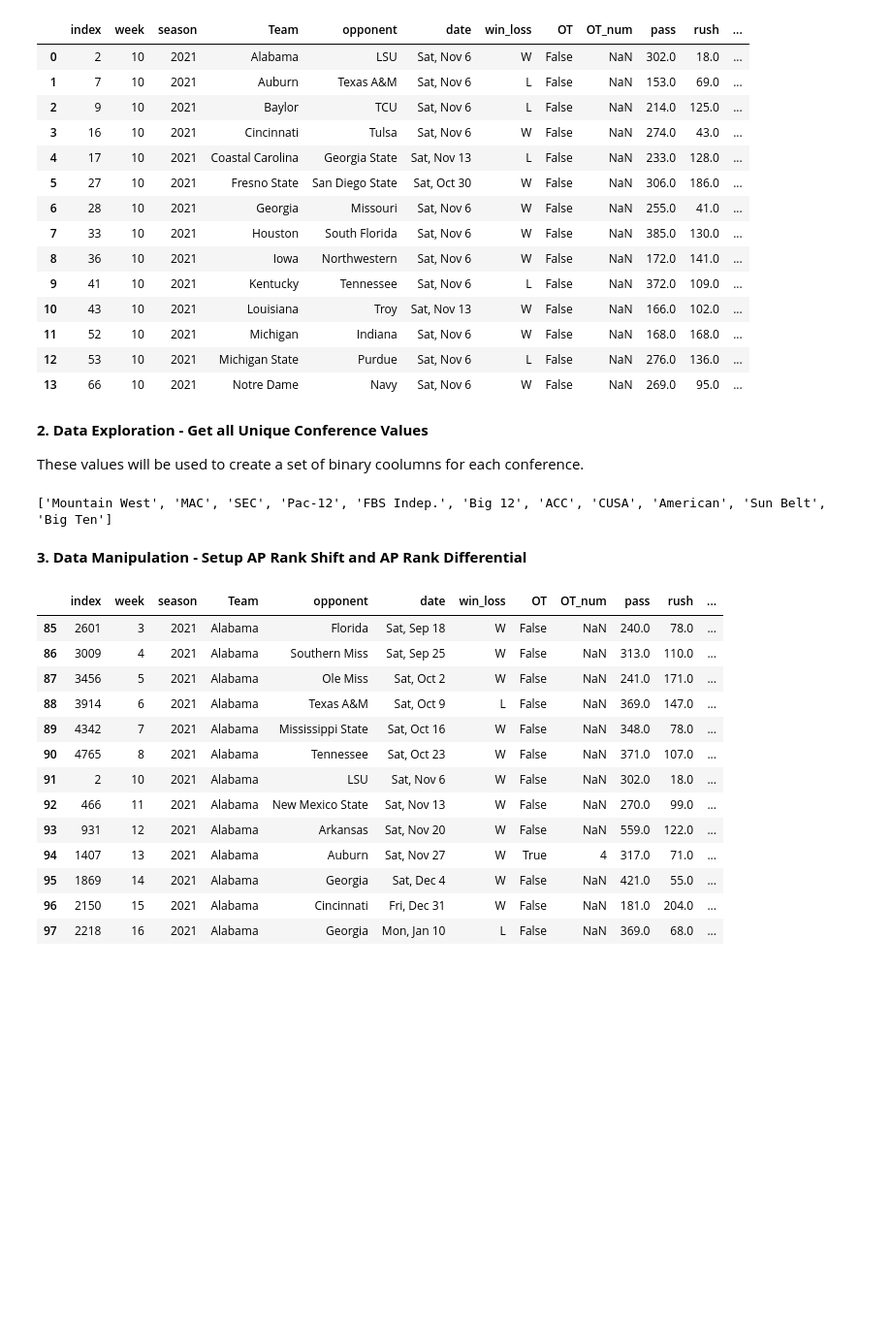
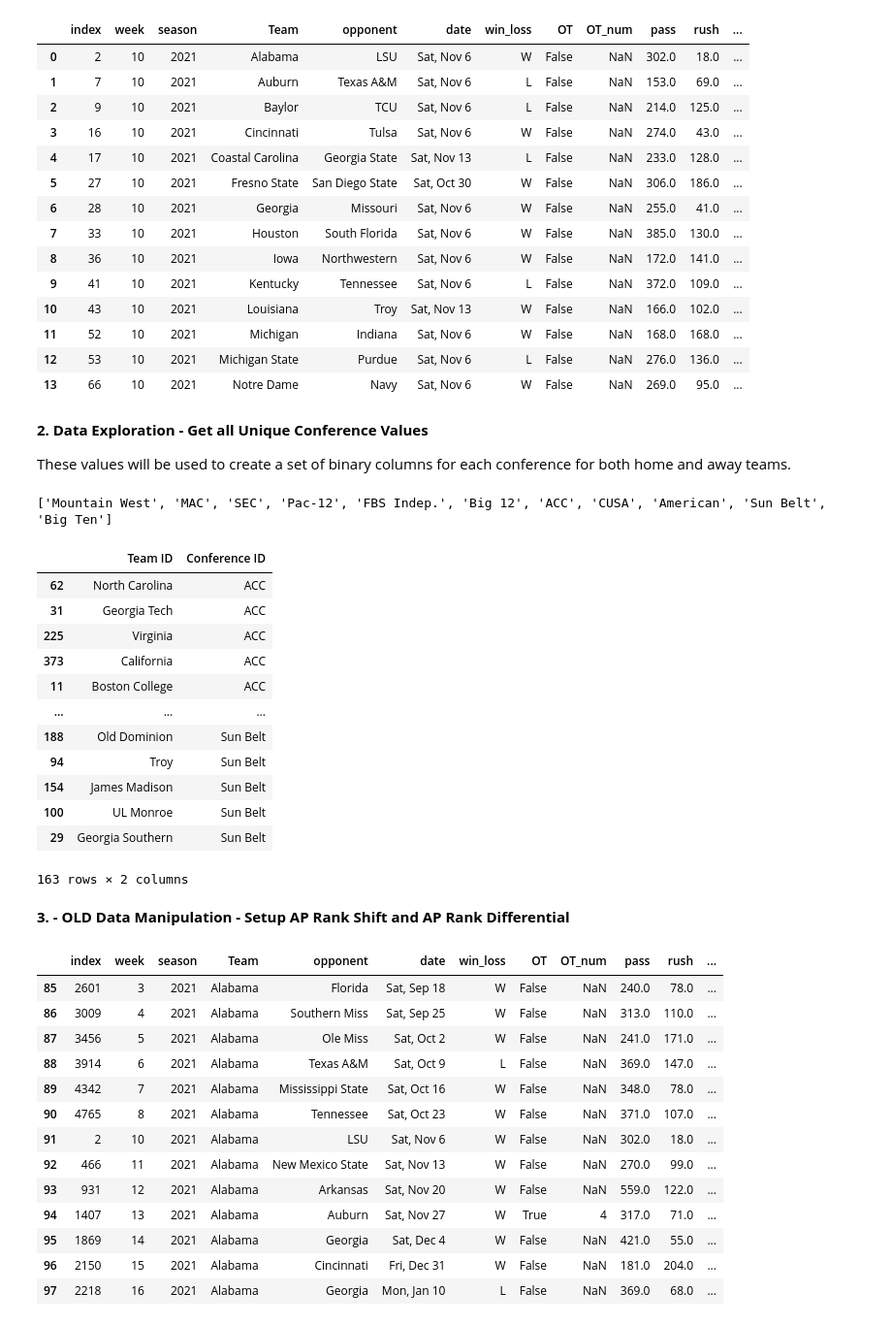
Before and after one commit to sjhawkins24/Group-8-Project, a Jupyter notebook: 01 - Exploration Space/Christian-Exploration-2.ipynb, the cells around one changed output. Shown: that part at 97% size. Drawn from its saved outputs; the diff is of its cells as text; code cells hidden in the pictures; blank space fills up the shorter version.

```diff
--- a/01 - Exploration Space/Christian-Exploration-2.ipynb
+++ b/01 - Exploration Space/Christian-Exploration-2.ipynb
@@ -83,5 +86,5 @@ df_ap_rank.iloc[0:14].sort_values(by=['Team','week']).reset_index()
 # %% [markdown]
 **2. Data Exploration - Get all Unique Conference Values**
 
-These values will be used to create a set of binary coolumns for each conference.
+These values will be used to create a set of binary columns for each conference for both home and away teams.
 # %%
@@ -98,8 +103,27 @@ for conf in df_clean['CONF']:
 print(conference_list)
 # %% [output]
 ['Mountain West', 'MAC', 'SEC', 'Pac-12', 'FBS Indep.', 'Big 12', 'ACC', 'CUSA', 'American', 'Sun Belt', 'Big Ten']
+# %%
+# Create a Table Storing all Conference Information
+
+df_conference = df_clean[['Team',"CONF"]].rename(columns={'Team' : 'Team ID','CONF' : 'Conference ID'}).drop_duplicates().sort_values('Conference ID')
+df_conference
+# %% [output]
+|  | Team ID | Conference ID |
+| 62 | North Carolina | ACC |
+| 31 | Georgia Tech | ACC |
+| 225 | Virginia | ACC |
+| 373 | California | ACC |
+| 11 | Boston College | ACC |
+| ... | ... | ... |
+| 188 | Old Dominion | Sun Belt |
+| 94 | Troy | Sun Belt |
+| 154 | James Madison | Sun Belt |
+| 100 | UL Monroe | Sun Belt |
+| 29 | Georgia Southern | Sun Belt |
+163 rows × 2 columns
 # %% [markdown]
-**3. Data Manipulation - Setup AP Rank Shift and AP Rank Differential**
+**3. - OLD Data Manipulation - Setup AP Rank Shift and AP Rank Differential**
 # %%
 # Define main dataframe, sorted by team and week for manipulation
 df_base = df_clean.sort_values(by=['Team','season','week']).reset_index()
```
Also changed, not shown: parts of 3 cells of this notebook, 2 other files.
